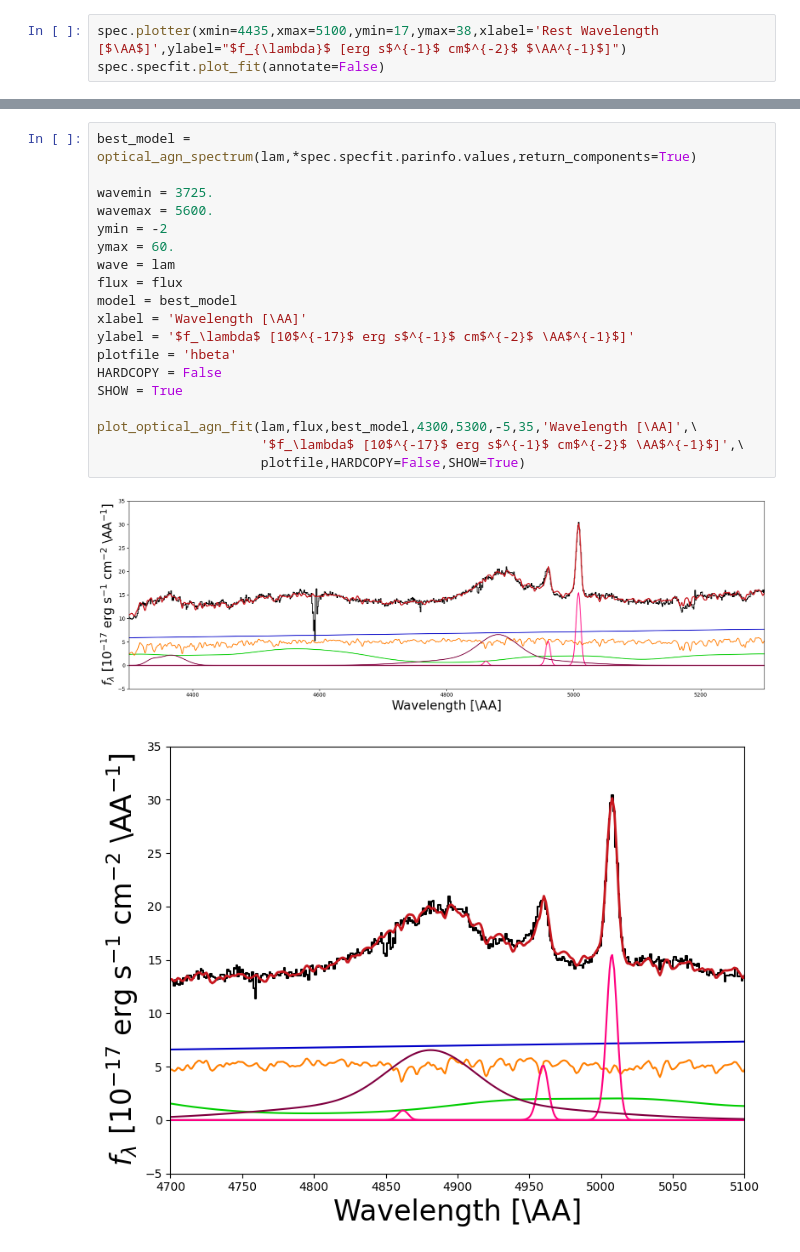
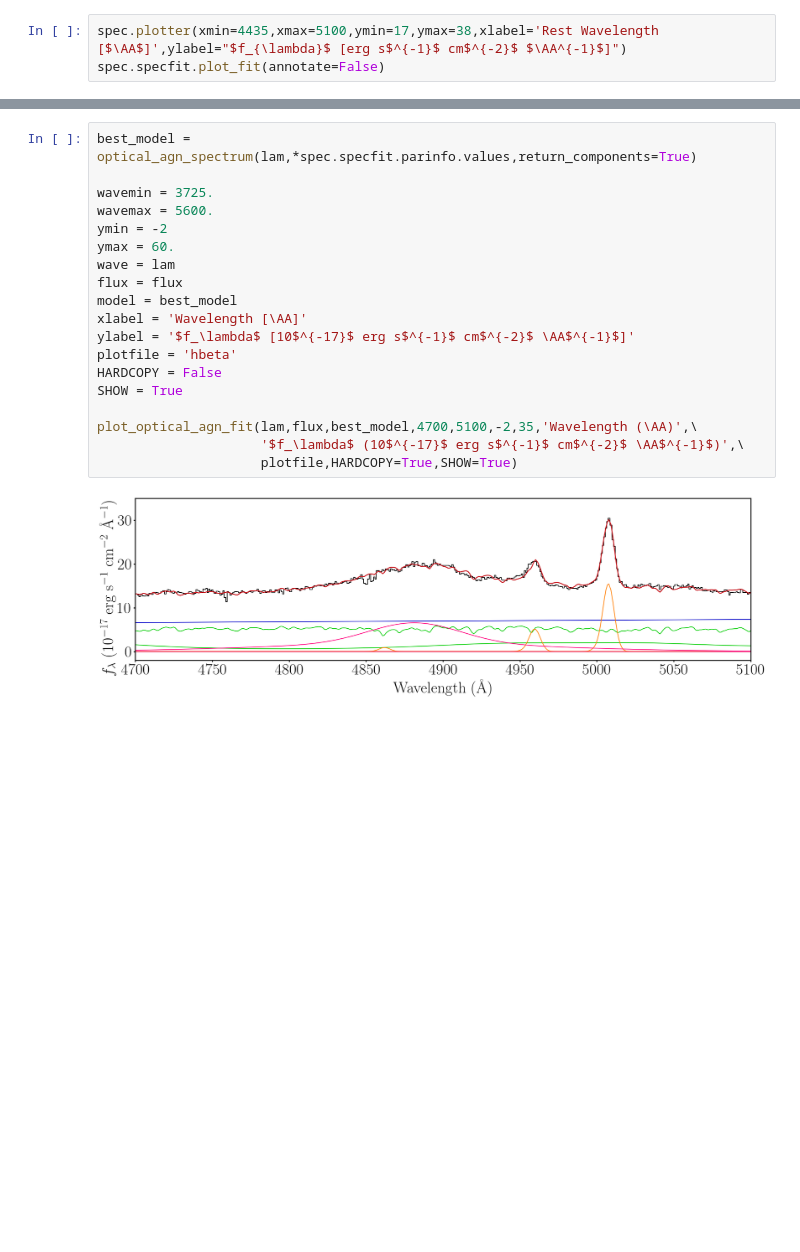
Before and after one commit to seratsaad/j0950, a Jupyter notebook: Hbeta.ipynb, the cells around one changed output, grey strips where cells are left out. Cells and saved outputs as stored; diff of their text form; blank space fills up the shorter version.

```diff
--- a/Hbeta.ipynb
+++ b/Hbeta.ipynb
@@ -1224,22 +1242,21 @@ spec.specfit.parinfo
 # %%
 best_model = optical_agn_spectrum(lam,*spec.specfit.parinfo.values,return_components=True)
 
 wavemin = 3725.
 wavemax = 5600.
 ymin = -2
 ymax = 60.
 wave = lam
 flux = flux
 model = best_model
 xlabel = 'Wavelength [\AA]'
 ylabel = '$f_\lambda$ [10$^{-17}$ erg s$^{-1}$ cm$^{-2}$ \AA$^{-1}$]'
 plotfile = 'hbeta'
 HARDCOPY = False
 SHOW = True
 
-plot_optical_agn_fit(lam,flux,best_model,4300,5300,-5,35,'Wavelength [\AA]',\
-                     '$f_\lambda$ [10$^{-17}$ erg s$^{-1}$ cm$^{-2}$ \AA$^{-1}$]',\
-                     plotfile,HARDCOPY=False,SHOW=True)
+plot_optical_agn_fit(lam,flux,best_model,4700,5100,-2,35,'Wavelength (\AA)',\
+                     '$f_\lambda$ (10$^{-17}$ erg s$^{-1}$ cm$^{-2}$ \AA$^{-1}$)',\
+                     plotfile,HARDCOPY=True,SHOW=True)
 # %% [output]
-[figure, old version]
+[figure, new version]
-[figure, removed]
```
Also changed, not shown: parts of 4 cells of this notebook, 9 other files.
